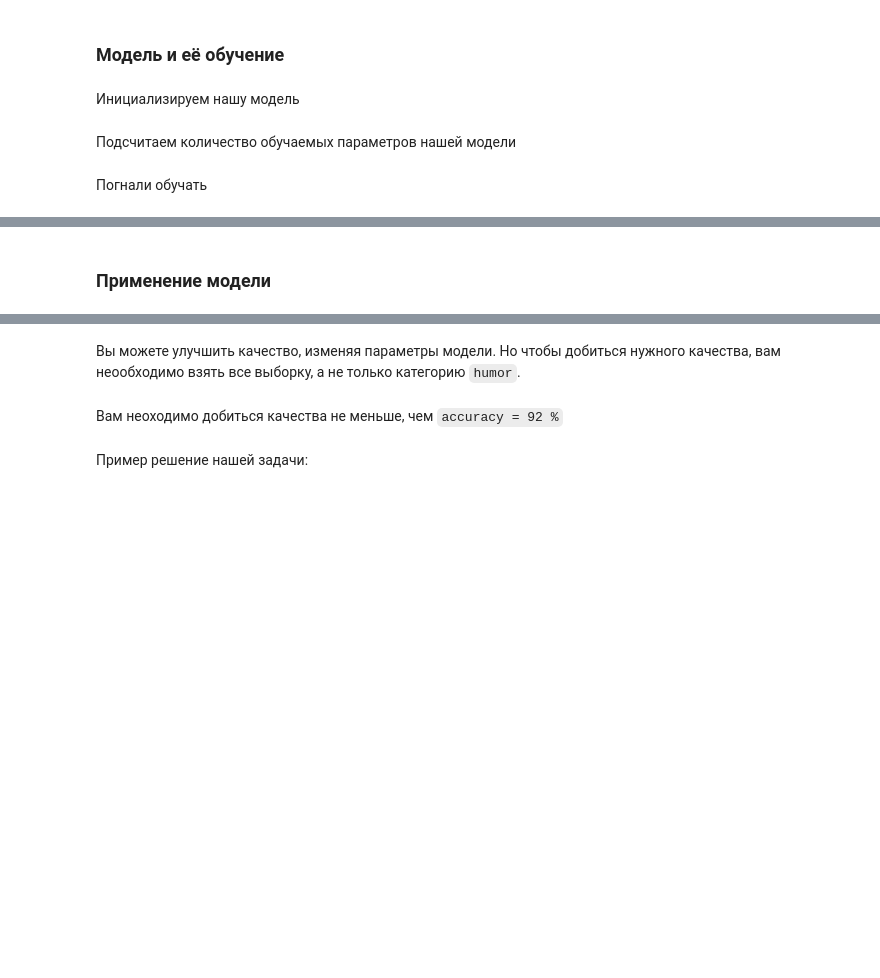
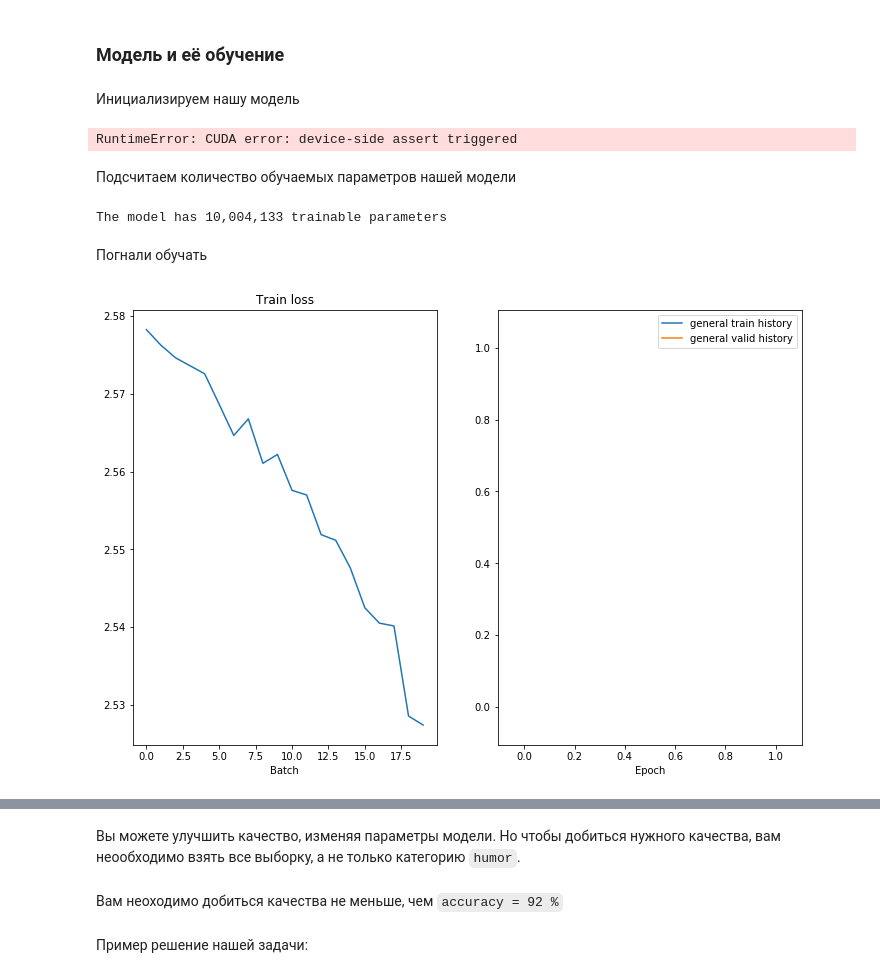
Before and after one commit to nuramatov/dls2, a Jupyter notebook: 7. Домашнее задание. Language Model/[homework]language_model.ipynb, the cells around one changed output, grey strips where cells are left out. Drawn from its saved outputs; the diff is of its cells as text; code cells hidden in the pictures; blank space fills up the shorter version.

```diff
--- a/7. Домашнее задание. Language Model/[homework]language_model.ipynb
+++ b/7. Домашнее задание. Language Model/[homework]language_model.ipynb
@@ -313,7 +422,7 @@ print("Accuracy:", true_pred / num_pred * 100, '%')
 Вы можете испоьзовать DefaultTagger(метод tag для предсказания частей речи предложения) или можете преобразовать код выше
 # %%
 from nltk.tag import DefaultTagger
-default_tagger = DefaultTagger('''your code''')
+default_tagger = DefaultTagger('NOUN')
 # %%
 true_pred = 0
 num_pred = 0
@@ -339,8 +450,8 @@ from nltk.tag.stanford import StanfordPOSTagger
 from nltk.tag.mapping import map_tag
 
 # используйте путь до jar и до model
-jar = './stanford-postagger-2018-10-16/stanford-postagger-3.9.2.jar'
-model = './stanford-postagger-2018-10-16/models/english-bidirectional-distsim.tagger'
+jar = './stanford-postagger.jar'
+model = './english-bidirectional-distsim.tagger'
 stanford_tagger = StanfordPOSTagger(model, jar, encoding='utf8')
 
 # проверим на предложении
@@ -395,7 +514,7 @@ print(vars(examples[0]))
 Теперь формируем наш датасет
 # %%
 # кладем примеры в наш датасет
-dataset = torchtext.data.Dataset('''your code''', fields=[('words', WORD), ('tags', TAG)])
+dataset = torchtext.data.Dataset(examples, fields=[('words', WORD), ('tags', TAG)])
 
 train_data, valid_data, test_data = dataset.split(split_ratio=[0.8, 0.1, 0.1])
 
@@ -458,40 +594,37 @@ list(map(len, [train_iterator, valid_iterator, test_iterator]))
 # %%
 class LSTMTagger(nn.Module):
 
-    def __init__(self, input_dim, emb_dim, hid_dim, output_dim, dropout, bidirectional=False):
+    def __init__(self, input_dim, emb_dim, hid_dim, output_dim, dropout, bidirectional=False, lstm_layers=1):
         super().__init__()
 
+        self.embeddings = nn.Embedding(embedding_dim=emb_dim, num_embeddings=input_dim) #'''your code'''
+        self.dropout = nn.Dropout(dropout)  #'''your code'''
 
-        self.embeddings = '''your code'''
-        self.dropout = '''your code'''
-
-        self.rnn = '''your code'''
+        self.rnn = nn.LSTM(input_size=emb_dim, hidden_size=hid_dim, num_layers=lstm_layers, bidirectional=bidirectional) #'''your code'''
         # если bidirectional, то предсказываем на основе конкатенации двух hidden
         self.tag = nn.Linear((1 + bidirectional) * hid_dim, output_dim)
 
     def forward(self, sent):
 
         #sent = [sent len, batch size]
-
-        # не забываем применить dropout к embedding
-        embedded = '''your code'''
-
-        output, _ = '''your code'''
+        embedded = self.dropout(self.embeddings(sent)) # '''your code'''
+        #embedded = [sent len, batch size, emb dim]
+        output, _ = self.rnn(embedded) #'''your code'''
         #output = [sent len, batch size, hid dim * n directions]
-
-        prediction = '''your code'''
-
+        prediction = self.tag(output) #'''your code'''
+        #prediction = [sent len, batch_size, output_dim]
         return prediction
 
 # параметры модели
-INPUT_DIM = '''your code'''
-OUTPUT_DIM = '''your code'''
-EMB_DIM = '''your code'''
-HID_DIM = '''your code'''
-DROPOUT = '''your code'''
-BIDIRECTIONAL = '''your code'''
+INPUT_DIM = len(word_num) #'''your code'''
+OUTPUT_DIM = len(tag_num)+1 #'''your code'''
+EMB_DIM = 200 #'''your code'''
+HID_DIM = 16 #'''your code'''
+DROPOUT = 0.1 #'''your code'''
+BIDIRECTIONAL = True #'''your code'''
+LSTM_LAYERS = 3
 
-model = LSTMTagger('''your code''').to(device)
+model = LSTMTagger(INPUT_DIM,EMB_DIM,HID_DIM,OUTPUT_DIM,DROPOUT,BIDIRECTIONAL,LSTM_LAYERS).to(device)
 
 # инициализируем веса
 def init_weights(m):
@@ -499,13 +632,17 @@ def init_weights(m):
         nn.init.uniform_(param, -0.08, 0.08)
 
 model.apply(init_weights)
+# %% [output]
+RuntimeError: CUDA error: device-side assert triggered
 # %% [markdown]
 Подсчитаем количество обучаемых параметров нашей модели
 # %%
 def count_parameters(model):
-    return '''your code'''
+    return sum(p.numel() for p in model.parameters()) #'''your code'''
 
 print(f'The model has {count_parameters(model):,} trainable parameters')
+# %% [output]
+The model has 10,004,133 trainable parameters
 # %% [markdown]
 Погнали обучать
 # %%
@@ -520,22 +657,22 @@ def train(model, iterator, optimizer, criterion, clip, train_history=None, valid
     history = []
     for i, batch in enumerate(iterator):
 
-       '''your code'''
+        '''your code'''
 
         optimizer.zero_grad()
 
-        output = model('''your code''')
+        output = model(batch.words)
+        tags = batch.tags
 
         #tags = [sent len, batch size]
         #output = [sent len, batch size, output dim]
 
-        output = '''your code'''
+        output = output.view(-1, OUTPUT_DIM)
         tags = tags.view(-1)
 
         #tags = [sent len * batch size]
         #output = [sent len * batch size, output dim]
-
-        loss = criterion('''your code''')
+        loss = criterion(output, tags)
 
         loss.backward()
 
@@ -578,20 +715,19 @@ def evaluate(model, iterator, criterion):
 
         for i, batch in enumerate(iterator):
 
-            '''your code'''
-
-            output = model('''your code''')
+            output = model(batch.words)
+            tags = batch.tags
 
             #tags = [sent len, batch size]
             #output = [sent len, batch size, output dim]
 
-            output = '''your code'''
+            output = output.view(-1, OUTPUT_DIM)
             tags = tags.view(-1)
 
             #tags = [sent len * batch size]
             #output = [sent len * batch size, output dim]
 
-            loss = criterion('''your code''')
+            loss = criterion(output, tags)
 
             epoch_loss += loss.item()
 
@@ -610,32 +746,34 @@ matplotlib.rcParams.update({'figure.figsize': (16, 12), 'font.size': 14})
 import matplotlib.pyplot as plt
 %matplotlib inline
 from IPython.display import clear_output
 
 train_history = []
 valid_history = []
 
-N_EPOCHS = '''your code'''
-CLIP = '''your code'''
+N_EPOCHS = 10
+CLIP = 10
 
 best_valid_loss = float('inf')
 
 for epoch in range(N_EPOCHS):
 
     start_time = time.time()
 
     train_loss = train(model, train_iterator, optimizer, criterion, CLIP, train_history, valid_history)
     valid_loss = evaluate(model, valid_iterator, criterion)
 
     end_time = time.time()
 
     epoch_mins, epoch_secs = epoch_time(start_time, end_time)
 
     if valid_loss < best_valid_loss:
         best_valid_loss = valid_loss
         torch.save(model.state_dict(), 'best-val-model.pt')
 
     train_history.append(train_loss)
     valid_history.append(valid_loss)
     print(f'Epoch: {epoch+1:02} | Time: {epoch_mins}m {epoch_secs}s')
     print(f'\tTrain Loss: {train_loss:.3f} | Train PPL: {math.exp(train_loss):7.3f}')
     print(f'\t Val. Loss: {valid_loss:.3f} |  Val. PPL: {math.exp(valid_loss):7.3f}')
+# %% [output]
+[figure, added]
@@ -642,5 +783,3 @@ for epoch in range(N_EPOCHS):
-# %% [markdown]
-### Применение модели
 # %%
 def accuracy_model(model, iterator):
     model.eval()
```
Also changed, not shown: parts of 45 cells of this notebook, 1 other file.
